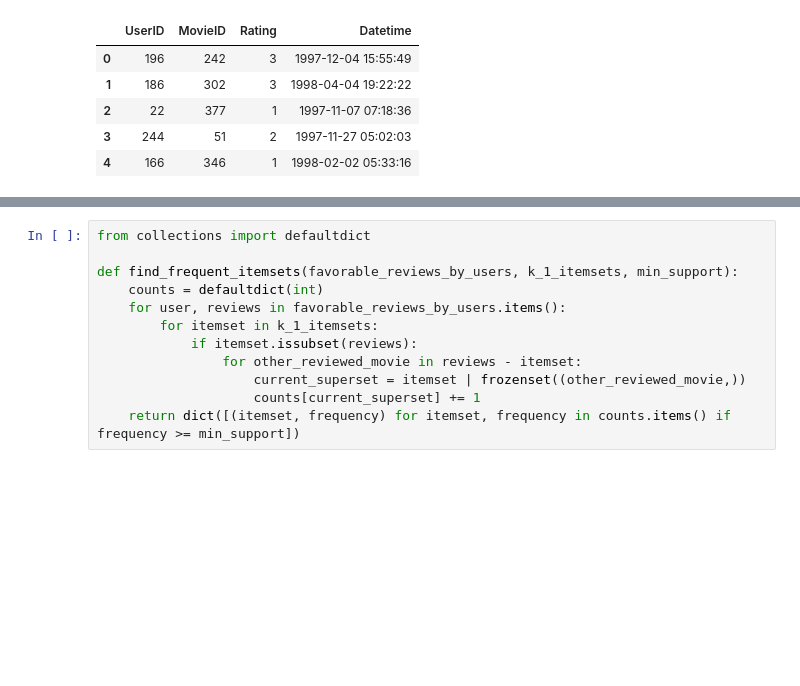
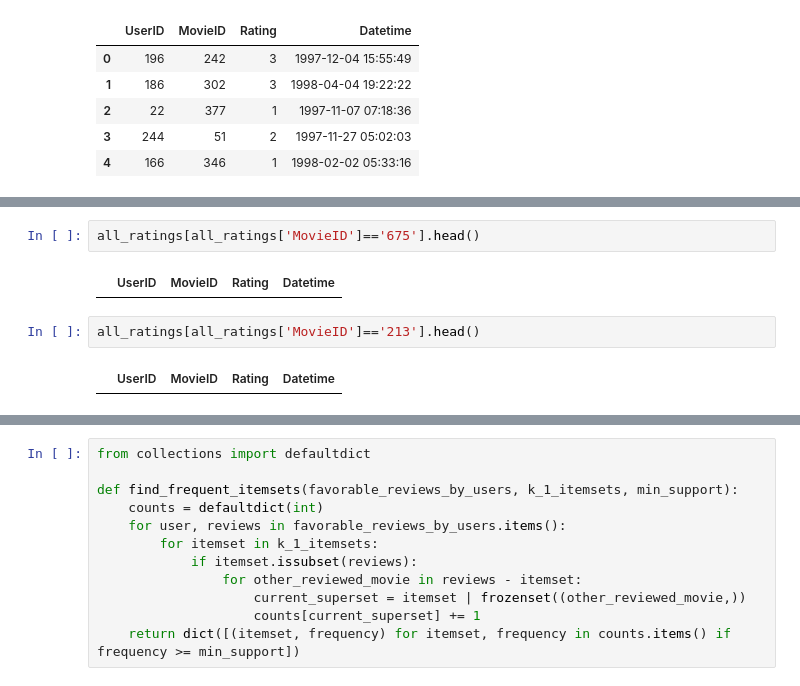
Before and after one commit to beauvilerobed/data-mining-with-python, a Jupyter notebook: 4_RecommendingMovies.ipynb, the cells around one changed output, grey strips where cells are left out. Drawn from its saved outputs; the diff is of its cells as text; blank space fills up the shorter version.

```diff
--- a/4_RecommendingMovies.ipynb
+++ b/4_RecommendingMovies.ipynb
@@ -77,0 +84,8 @@ all_ratings.head()
+# %%
+all_ratings[all_ratings['MovieID']=='675'].head()
+# %% [output]
+|  | UserID | MovieID | Rating | Datetime |
+# %%
+all_ratings[all_ratings['MovieID']=='213'].head()
+# %% [output]
+|  | UserID | MovieID | Rating | Datetime |
```
Also changed, not shown: parts of 13 cells of this notebook.
